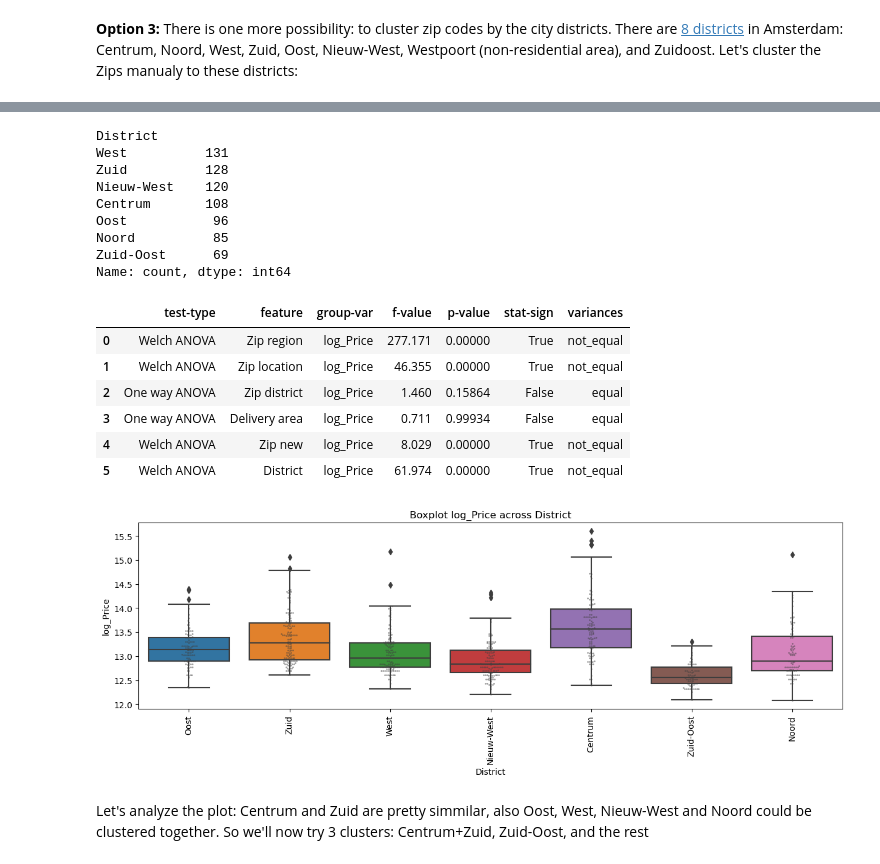
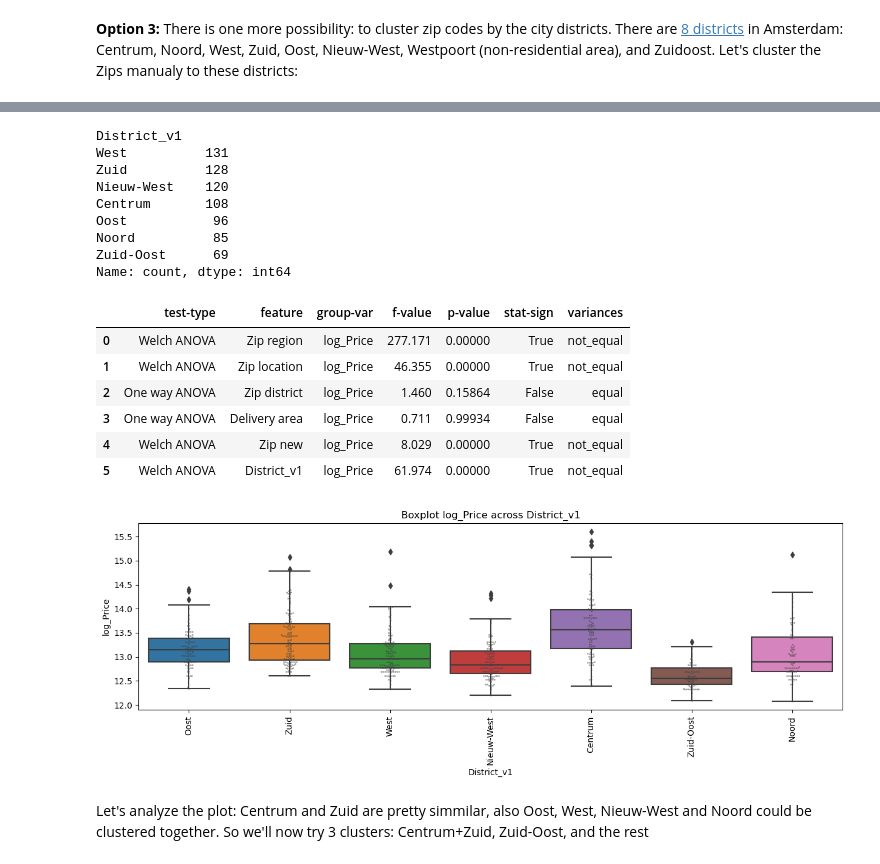
Before and after one commit to nadiia-duiunova/House_price, a Jupyter notebook: Stat inference.ipynb, the cells around one changed output, grey strips where cells are left out. Saved outputs shown, nothing was run; the diff lists cells and outputs as text; code cells hidden in the pictures.

```diff
--- a/Stat inference.ipynb
+++ b/Stat inference.ipynb
@@ -484,39 +484,39 @@ data1.sample()
 # %%
-# clustering
-data1['District'] = 'undefined'
+# first version of possible clustering
+data1['District_v1'] = 'undefined'
 
 data1.loc[
-        lambda x: x["Zip num"].isin(['1011', '1012', '1015', '1016', '1017', '1018']), "District"
+        lambda x: x["Zip num"].isin(['1011', '1012', '1015', '1016', '1017', '1018']), "District_v1"
     ] = "Centrum"
 
 data1.loc[
-        lambda x: x["Zip num"].isin(['1021', '1022', '1023', '1024', '1025', '1026', '1027', '1028', '1029', '1031', '1032', '1033', '1034', '1035', '1036']), "District"
+        lambda x: x["Zip num"].isin(['1021', '1022', '1023', '1024', '1025', '1026', '1027', '1028', '1029', '1031', '1032', '1033', '1034', '1035', '1036']), "District_v1"
     ] = "Noord"
 
 data1.loc[
-        lambda x: x["Zip num"].isin(['1013', '1014', '1051', '1052', '1053', '1054', '1055', '1056', '1057']), "District"
+        lambda x: x["Zip num"].isin(['1013', '1014', '1051', '1052', '1053', '1054', '1055', '1056', '1057']), "District_v1"
     ] = "West"
 
 data1.loc[
-        lambda x: x["Zip num"].isin(['1058', '1059', '1071', '1072', '1073', '1074', '1075', '1076', '1077', '1078', '1079', '1081', '1082', '1083']), "District"
+        lambda x: x["Zip num"].isin(['1058', '1059', '1071', '1072', '1073', '1074', '1075', '1076', '1077', '1078', '1079', '1081', '1082', '1083']), "District_v1"
     ] = "Zuid"
 
 data1.loc[
-        lambda x: x["Zip num"].isin(['1019', '1086', '1087', '1091', '1092', '1093', '1094', '1095', '1096', '1097', '1098']), "District"
+        lambda x: x["Zip num"].isin(['1019', '1086', '1087', '1091', '1092', '1093', '1094', '1095', '1096', '1097', '1098']), "District_v1"
     ] = "Oost"
 
 data1.loc[
-        lambda x: x["Zip num"].isin(['1060', '1061', '1062', '1063', '1064', '1065', '1066', '1067', '1068', '1069']), "District"
+        lambda x: x["Zip num"].isin(['1060', '1061', '1062', '1063', '1064', '1065', '1066', '1067', '1068', '1069']), "District_v1"
     ] = "Nieuw-West"
 
 data1.loc[
-        lambda x: x["Zip num"].isin(['1101', '1102', '1103', '1104', '1105', '1104', '1105', '1106', '1107', '1108', '1109']), "District"
+        lambda x: x["Zip num"].isin(['1101', '1102', '1103', '1104', '1105', '1104', '1105', '1106', '1107', '1108', '1109']), "District_v1"
     ] = "Zuid-Oost"
 # %%
 # make sure each observation belongs to one of the groups
-data1['District'].value_counts()
+data1['District_v1'].value_counts()
 # %% [output]
-District
+District_v1
 West          131
 Zuid          128
 Nieuw-West    120
@@ -526,17 +526,17 @@ Noord          85
 Zuid-Oost      69
 Name: count, dtype: int64
 # %%
-anova_df = custom_anova(data=data1, grouping_var=['District'], feature='log_Price', result_table=anova_df)
+anova_df = custom_anova(data=data1, grouping_var=['District_v1'], feature='log_Price', result_table=anova_df)
 anova_df
 # %% [output]
 |  | test-type | feature | group-var | f-value | p-value | stat-sign | variances |
 | 0 | Welch ANOVA | Zip region | log_Price | 277.171 | 0.00000 | True | not_equal |
 | 1 | Welch ANOVA | Zip location | log_Price | 46.355 | 0.00000 | True | not_equal |
 | 2 | One way ANOVA | Zip district | log_Price | 1.460 | 0.15864 | False | equal |
 | 3 | One way ANOVA | Delivery area | log_Price | 0.711 | 0.99934 | False | equal |
 | 4 | Welch ANOVA | Zip new | log_Price | 8.029 | 0.00000 | True | not_equal |
-| 5 | Welch ANOVA | District | log_Price | 61.974 | 0.00000 | True | not_equal |
+| 5 | Welch ANOVA | District_v1 | log_Price | 61.974 | 0.00000 | True | not_equal |
-[figure, old version]
+[figure, new version]
 # %% [markdown]
 Let's analyze the plot: Centrum and Zuid are pretty simmilar, also Oost, West, Nieuw-West and Noord could be clustered together. So we'll now try 3 clusters: Centrum+Zuid, Zuid-Oost, and the rest
 # %%
```
Also changed, not shown: parts of 25 cells of this notebook.
